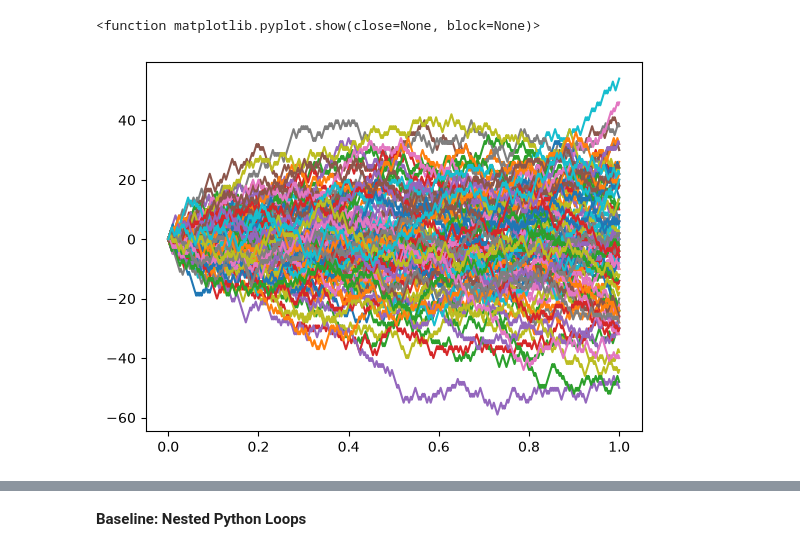
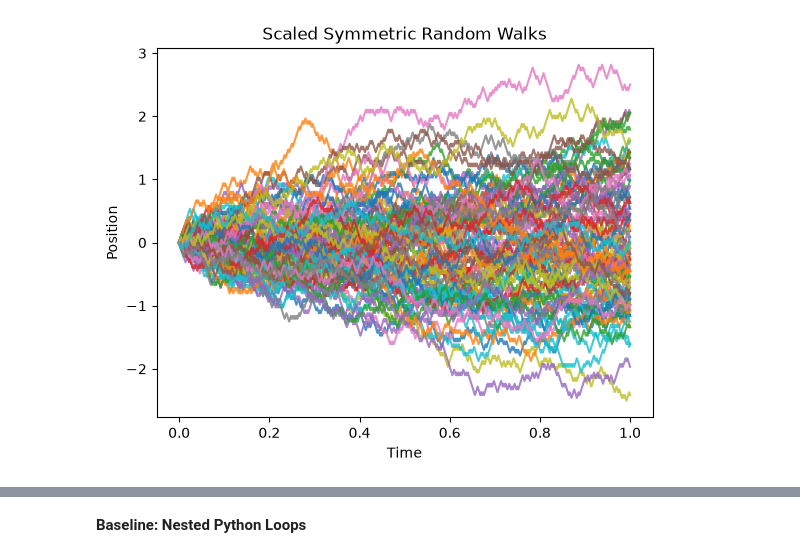
Before and after one commit to adeeb-sarfraz/delta_hedging_options_pricing, a Jupyter notebook: notebooks/2.0_gbm_simulation.ipynb, the cells around one changed output, grey strips where cells are left out. Cells and saved outputs as stored; diff of their text form; code cells hidden in the pictures.

```diff
--- a/notebooks/2.0_gbm_simulation.ipynb
+++ b/notebooks/2.0_gbm_simulation.ipynb
@@ -20,14 +38,16 @@ The position of the walk after n steps is $S_n=\sum{i=1}^{n}X_i$. Each simulated
 # %%
 M = 10
-t = 10
-t_array = np.arange(0, t+1)
+n = 10
+steps_array = np.arange(n + 1)
 
-for i in range(M):
-
-    steps = np.random.choice([1,-1], t)
+for _ in range(M):
+    steps = np.random.choice([-1, 1], size=n)
     path = np.concatenate(([0], np.cumsum(steps)))
 
-    plt.plot(t_array, path)
+    plt.plot(steps_array, path)
 
+plt.xlabel("Step")
+plt.ylabel("Position")
+plt.title("Simple Symmetric Random Walks")
 plt.show()
 # %% [output]
@@ -41,20 +76,23 @@ As n increases, the time intervals and jump sizes shrink; the scaled random walk
 # %%
 M = 100
 T = 1
 n = 500
-t_array = np.linspace(0, T, n+1)
 
-for i in range(M):
+t_array = np.linspace(0, T, n + 1)
+delta_t = T / n
 
-    steps = np.random.choice([1,-1], n)
-    scaled_steps = 1/np.sqrt(n) * steps
+for _ in range(M):
+    steps = np.random.choice([-1, 1], size=n)
+    scaled_steps = np.sqrt(delta_t) * steps
 
-    path = np.concatenate(([0], np.cumsum(steps)))
+    path = np.concatenate(([0], np.cumsum(scaled_steps)))
 
-    plt.plot(t_array, path)
+    plt.plot(t_array, path, alpha = 0.8)
 
-plt.show
+plt.xlabel("Time")
+plt.ylabel("Position")
+plt.title("Scaled Symmetric Random Walks")
+plt.show()
 # %% [output]
-<function matplotlib.pyplot.show(close=None, block=None)>
-[figure, old version]
+[figure, new version]
 # %% [markdown]
```
Also changed, not shown: parts of 37 cells of this notebook.
